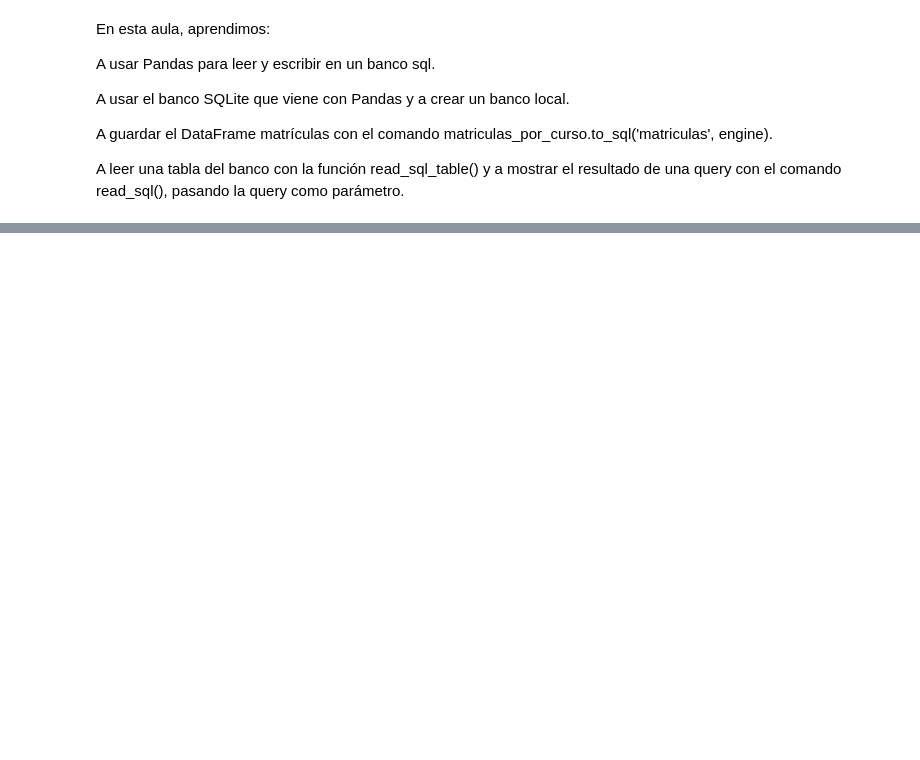
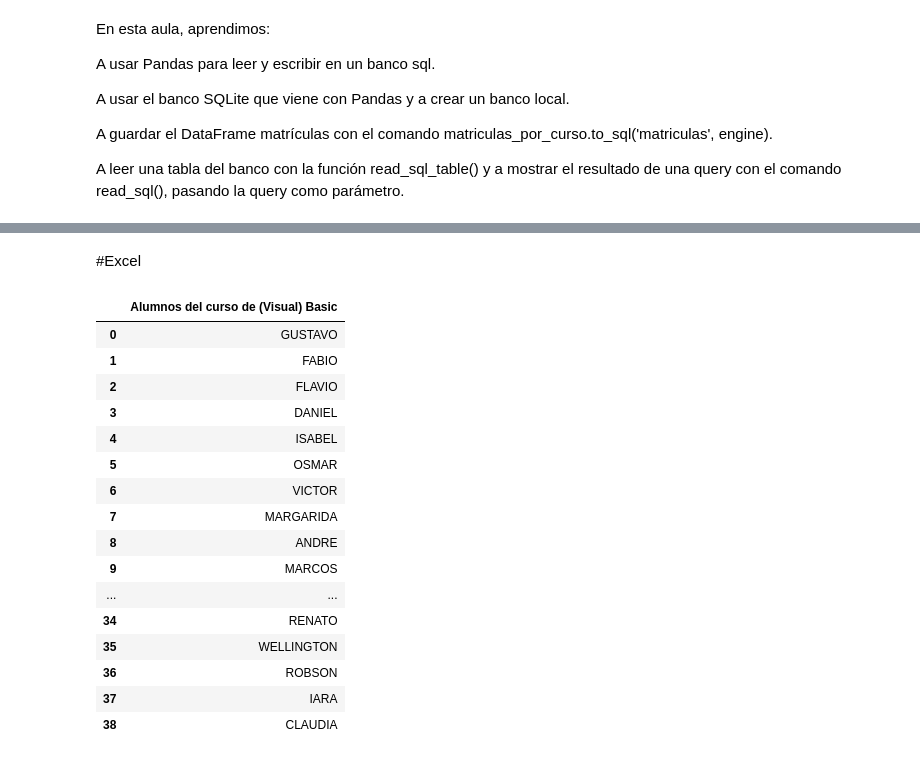
Before and after one commit to AdrianCPC/DS_Students_data_01, a Jupyter notebook: Capitulo1.ipynb, the cells around one changed output, grey strips where cells are left out. Cells and saved outputs as stored; diff of their text form; code cells hidden in the pictures; blank space fills up the shorter version.

```diff
--- a/Capitulo1.ipynb
+++ b/Capitulo1.ipynb
@@ -439,0 +507,3 @@ A leer una tabla del banco con la función read_sql_table() y a mostrar el resul
+# %%
+proxima_clase = proxima_clase.rename(columns={'nombre': 'Alumnos del curso de {}'.format(nombre_aula)})
+proxima_clase.sample(5)
@@ -439,0 +518,23 @@ A leer una tabla del banco con la función read_sql_table() y a mostrar el resul
+# %% [markdown]
+#Excel
+# %%
+proxima_clase.to_excel('proxima_clase.xlsx', index = False)
+pd.read_excel('proxima_clase.xlsx')
+# %% [output]
+|  | Alumnos del curso de (Visual) Basic |
+| 0 | GUSTAVO |
+| 1 | FABIO |
+| 2 | FLAVIO |
+| 3 | DANIEL |
+| 4 | ISABEL |
+| 5 | OSMAR |
+| 6 | VICTOR |
+| 7 | MARGARIDA |
+| 8 | ANDRE |
+| 9 | MARCOS |
+| ... | ... |
+| 34 | RENATO |
+| 35 | WELLINGTON |
+| 36 | ROBSON |
+| 37 | IARA |
+| 38 | CLAUDIA |
```
Also changed, not shown: parts of 12 cells of this notebook.
